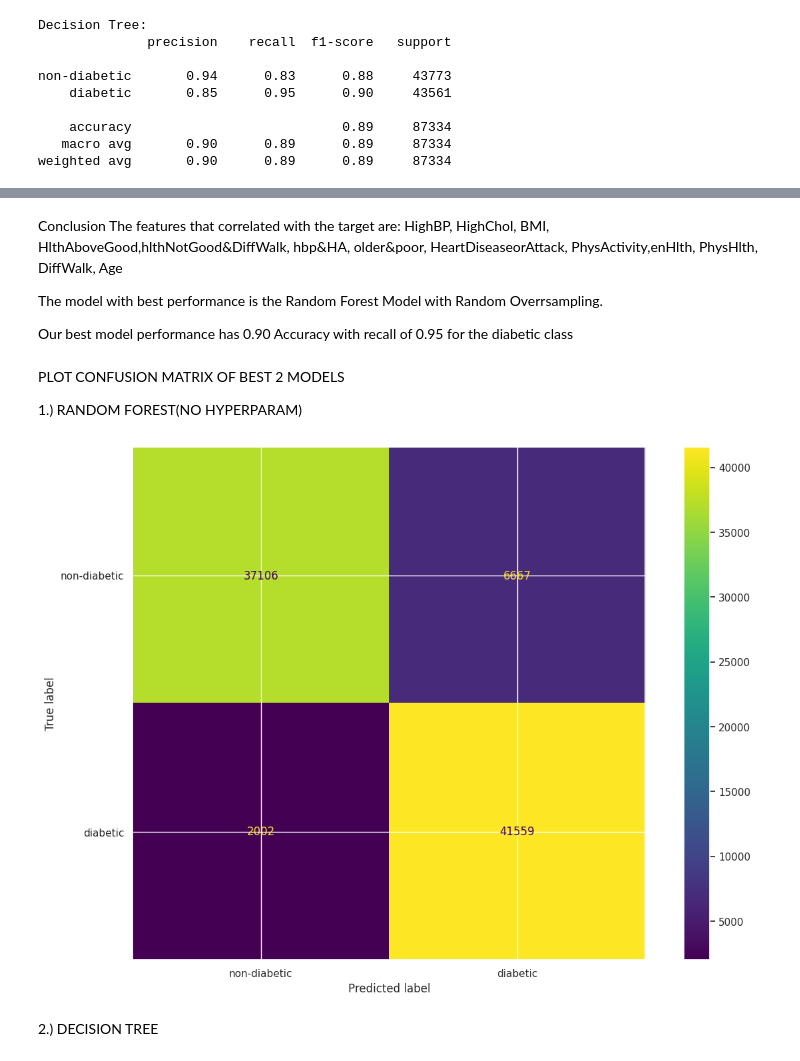
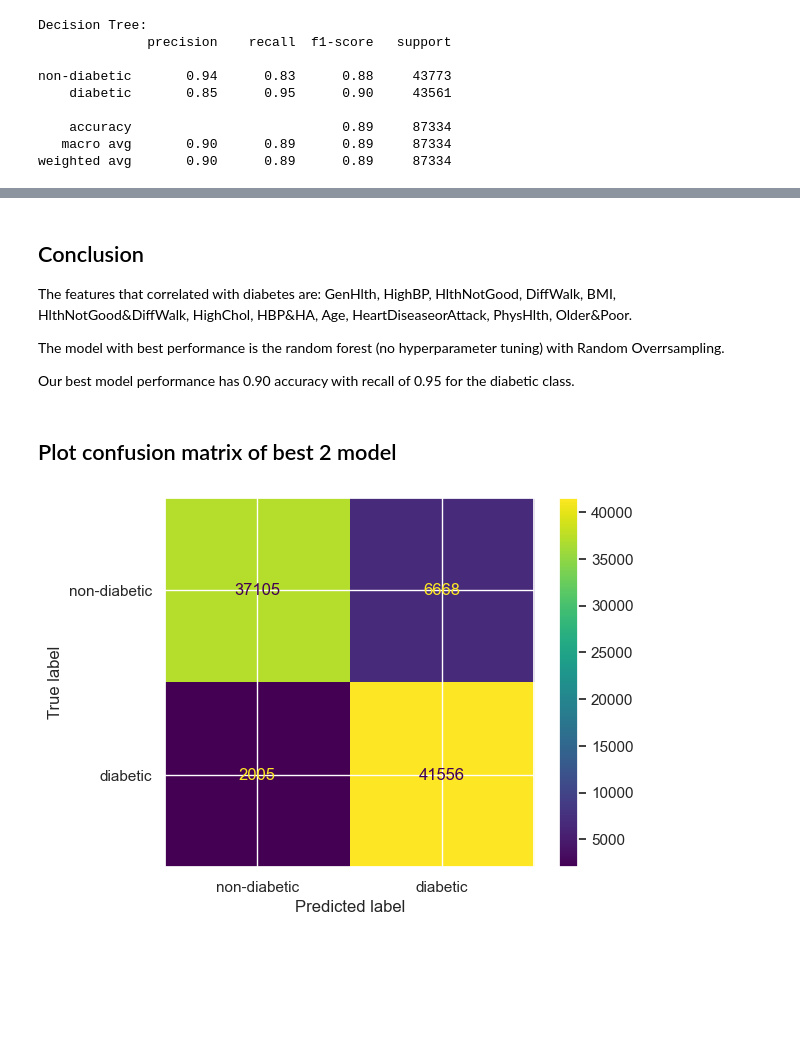
Before and after one commit to Zhengro/WiDS_Datathon, a Jupyter notebook: workshops/Diabetes Health Indicators.ipynb, the cells around one changed output, grey strips where cells are left out. Drawn from its saved outputs; the diff is of its cells as text; code cells hidden in the pictures; blank space fills up the shorter version.

```diff
--- a/workshops/Diabetes Health Indicators.ipynb
+++ b/workshops/Diabetes Health Indicators.ipynb
@@ -477,5 +577,8 @@ DecisionTree_over_predicted=dtree.predict(X_over_test)
 # %%
-results = train_evaluate_model(DecisionTree_over_predicted,y_over_test)
-results.index = ['Decision tree - over sampling']
-results.style.background_gradient(cmap = sns.color_palette("Greens", as_cmap=True))
+dtc = DecisionTreeClassifier(random_state=random_state)
+dtc.fit(X_over_train, y_over_train)
+DecisionTree_over_predictions = dtc.predict(X_over_test)
+DecisionTree_over_score = train_evaluate_model(DecisionTree_over_predictions, y_over_test)
+DecisionTree_over_score.index = ['Decision Tree - over sampling']
+DecisionTree_over_score.style.background_gradient(cmap=sns.color_palette("Greens", as_cmap=True))
 # %% [output]
@@ -502,6 +608,4 @@ The Recall score of this model is 0.95 i.e. 95% of all cases will be correctly i
 # %%
-# Using random forest, first lets try to figure out the best estimator
-from sklearn.ensemble import RandomForestClassifier
 rfc = RandomForestClassifier()
 
 param_grid = {
@@ -509,6 +613,5 @@ param_grid = {
     'max_depth': [5, 10, 15, 20]
 }
 
-
-RF_grid_search_ = GridSearchCV(rfc, param_grid=param_grid, cv=3, n_jobs=-1,verbose=3)
-RF_grid_search_.fit(X_over_train,y_over_train)
+RF_grid_search_ = GridSearchCV(rfc, param_grid=param_grid, cv=3, scoring='accuracy', n_jobs=-1, verbose=3)
+RF_grid_search_.fit(X_over_train, y_over_train)
@@ -529,8 +622,8 @@ RandomForestClassifier(max_depth=20, n_estimators=200)
 # %%
-RF_over = RandomForestClassifier(max_depth=20, n_estimators=300)
-RF_over.fit(X_over_train, y_over_train)
-RF_over_predctions=RF_over.predict(X_over_test)
-RAndom_forst_over_score=train_evaluate_model(RF_over_predctions,y_over_test)
-RAndom_forst_over_score.index = ['Random Forest - over sampling']
-RAndom_forst_over_score.style.background_gradient(cmap = sns.color_palette("Greens", as_cmap=True))
+rfc_grid_search_best = RandomForestClassifier(max_depth=20, n_estimators=200)
+rfc_grid_search_best.fit(X_over_train, y_over_train)
+RandomForestGridSearchBest_over_predctions = rfc_grid_search_best.predict(X_over_test)
+RandomForestGridSearchBest_over_score = train_evaluate_model(RandomForestGridSearchBest_over_predctions, y_over_test)
+RandomForestGridSearchBest_over_score.index = ['Random Forest Grid Search Best - over sampling']
+RandomForestGridSearchBest_over_score.style.background_gradient(cmap=sns.color_palette("Greens", as_cmap=True))
 # %% [output]
@@ -583,0 +647,7 @@ Check feature importance
+# %%
+rfc = RandomForestClassifier()
+rfc.fit(X_over_train, y_over_train)
+RandomForestNoHyperparameterTuning_over_predctions = rfc.predict(X_over_test)
+RandomForestNoHyperparameterTuning_over_score = train_evaluate_model(RandomForestNoHyperparameterTuning_over_predctions, y_over_test)
+RandomForestNoHyperparameterTuning_over_score.index = ["Random Forest No Hyperparameter Tuning - over sampling"]
+RandomForestNoHyperparameterTuning_over_score.style.background_gradient(cmap=sns.color_palette("Greens", as_cmap=True))
@@ -649,21 +721,17 @@ all_predictions.drop_duplicates().style.background_gradient(cmap = sns.color_pal
 # %% [markdown]
-Conclusion
-The features that correlated with the target are: HighBP, HighChol, BMI, HlthAboveGood,hlthNotGood&DiffWalk, hbp&HA, older&poor, HeartDiseaseorAttack, PhysActivity,enHlth, PhysHlth, DiffWalk, Age
+## Conclusion
+The features that correlated with diabetes are: GenHlth, HighBP, HlthNotGood, DiffWalk, BMI, HlthNotGood&DiffWalk, HighChol, HBP&HA, Age, HeartDiseaseorAttack, PhysHlth, Older&Poor.
 
-The model with best performance is the Random Forest Model with Random Overrsampling.
+The model with best performance is the random forest (no hyperparameter tuning) with Random Overrsampling.
 
-Our best model performance has 0.90 Accuracy with recall of 0.95 for the diabetic class
+Our best model performance has 0.90 accuracy with recall of 0.95 for the diabetic class.
-# %% [markdown]
-PLOT CONFUSION MATRIX OF BEST 2 MODELS
-
-1.) RANDOM FOREST(NO HYPERPARAM)
+# %% [markdown]
+## Plot confusion matrix of best 2 model
 # %%
-cm = confusion_matrix(y_over_test, pred_test)
-disp = ConfusionMatrixDisplay(confusion_matrix=cm, display_labels=["non-diabetic","diabetic"])
+cm = confusion_matrix(y_over_test, RandomForestNoHyperparameterTuning_over_predctions)
+disp = ConfusionMatrixDisplay(confusion_matrix=cm, display_labels=["non-diabetic", "diabetic"])
 disp.plot()
 plt.show()
 # %% [output]
-[figure, old version]
+[figure, new version]
-# %% [markdown]
-2.) DECISION TREE
 # %%
```
Also changed, not shown: parts of 152 cells of this notebook, 1 other file.
